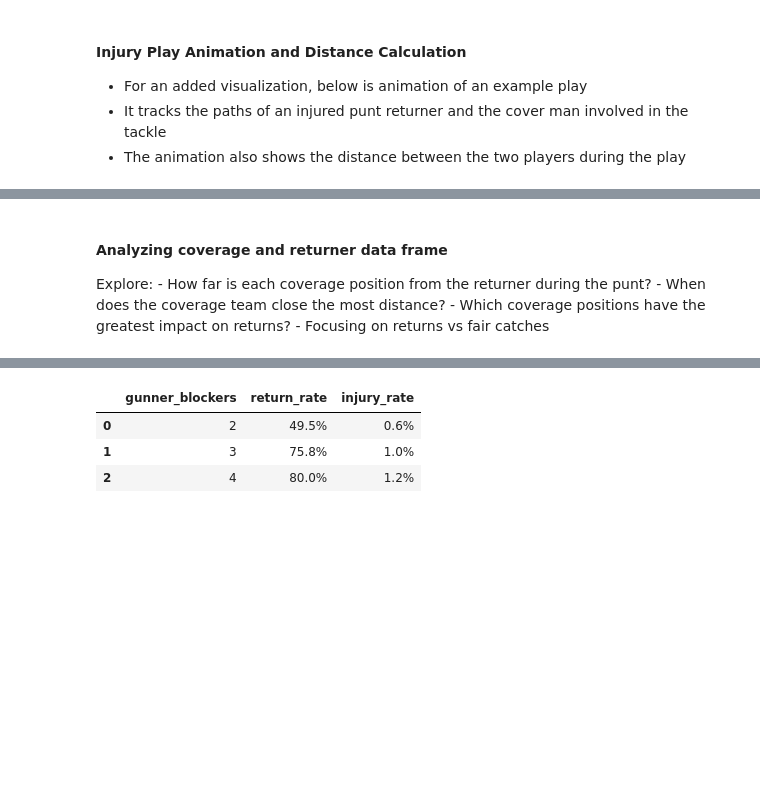
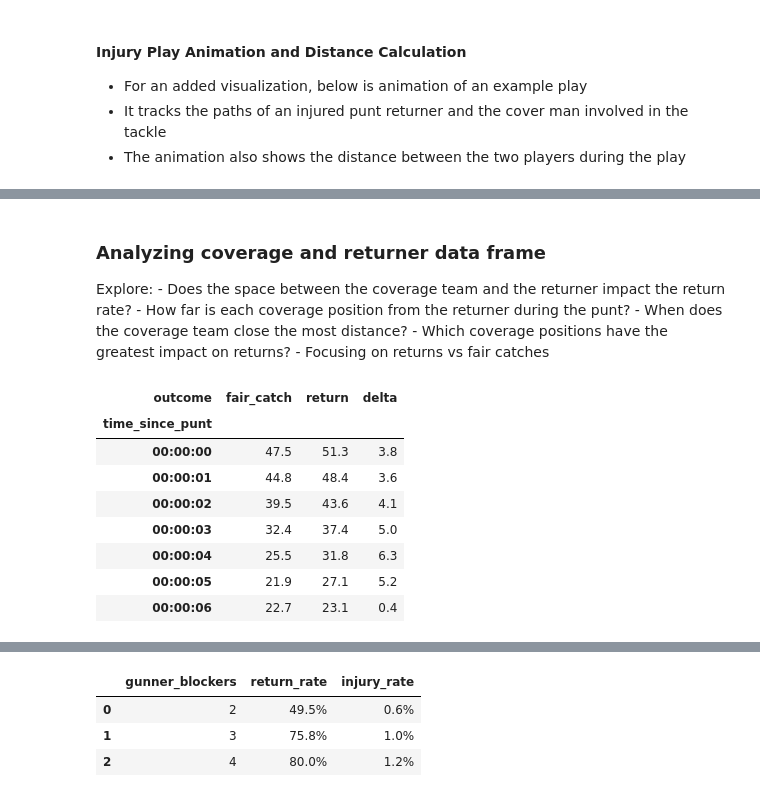
Before and after one commit to mtodisco10/nfl-punt-analytics, a Jupyter notebook: nfl_punt_script.ipynb, the cells around one changed output, grey strips where cells are left out. Drawn from its saved outputs; the diff is of its cells as text; code cells hidden in the pictures; blank space fills up the shorter version.

```diff
--- a/nfl_punt_script.ipynb
+++ b/nfl_punt_script.ipynb
@@ -556,10 +558,30 @@ iplot(figure1)
 # %% [output]
 [interactive output not drawn]
 # %% [markdown]
-#### Analyzing coverage and returner data frame
+### Analyzing coverage and returner data frame
 
 Explore:
+    - Does the space between the coverage team and the returner impact the return rate?
     - How far is each coverage position from the returner during the punt?
     - When does the coverage team close the most distance?
     - Which coverage positions have the greatest impact on returns?
         - Focusing on returns vs fair catches
+# %%
+#Pivot to show mean distance at each second for return vs fair catch
+dist_pivot = pd.pivot_table(cov_ret_df.loc[cov_ret_df.outcome.isin(['return', 'fair_catch'])]
+                            , index='time_since_punt'
+                            , columns='outcome'
+                            , values='dis_from_ret', aggfunc='mean').round(1)
+
+dist_pivot['delta'] = dist_pivot['return'] - dist_pivot['fair_catch']
+dist_pivot
+# %% [output]
+| outcome | fair_catch | return | delta |
+| time_since_punt |  |  |  |
+| 00:00:00 | 47.5 | 51.3 | 3.8 |
+| 00:00:01 | 44.8 | 48.4 | 3.6 |
+| 00:00:02 | 39.5 | 43.6 | 4.1 |
+| 00:00:03 | 32.4 | 37.4 | 5.0 |
+| 00:00:04 | 25.5 | 31.8 | 6.3 |
+| 00:00:05 | 21.9 | 27.1 | 5.2 |
+| 00:00:06 | 22.7 | 23.1 | 0.4 |
```
Also changed, not shown: parts of 42 cells of this notebook.
